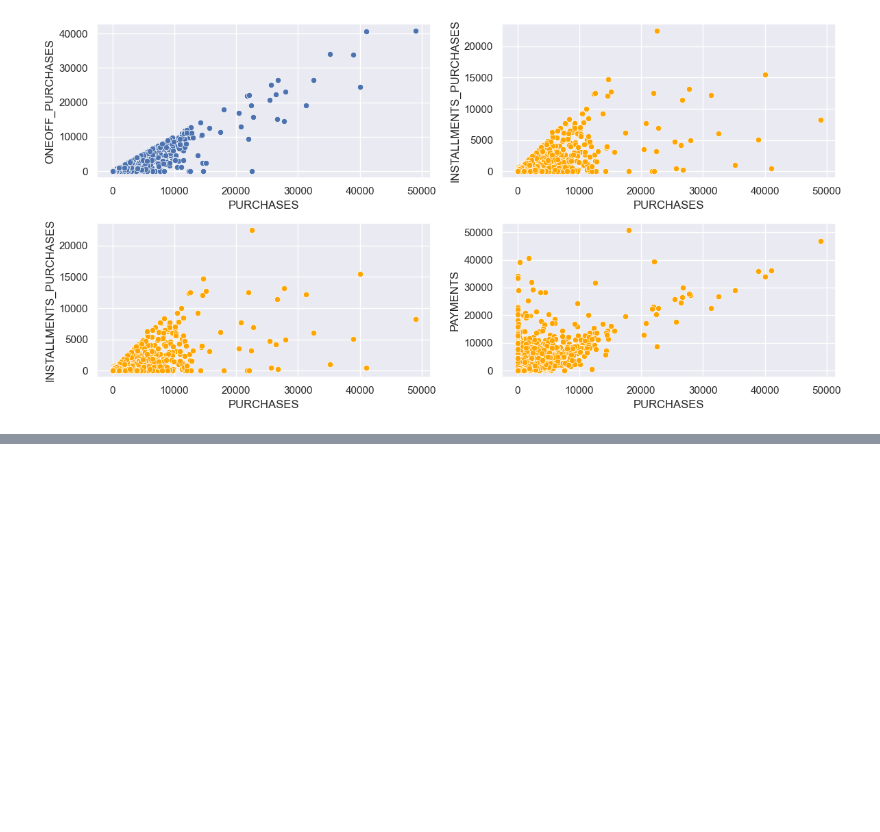
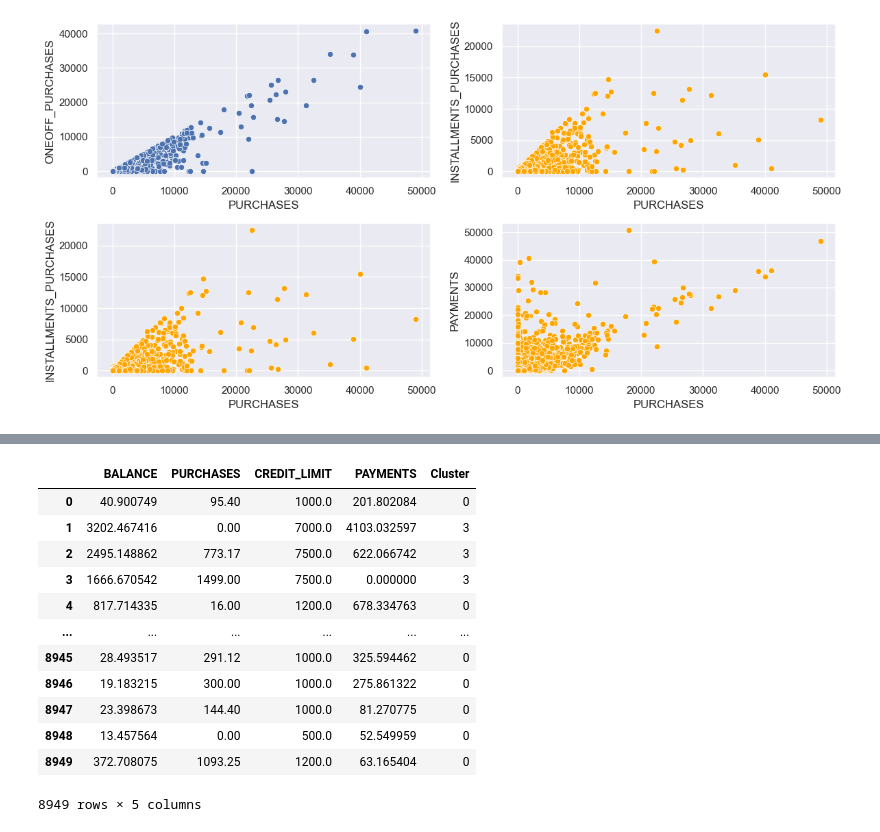
Before and after one commit to andromedalactea/Credit_Cards_Analytics, a Jupyter notebook: Analisis_exploratorio.ipynb, the cells around one changed output, grey strips where cells are left out. Cells and saved outputs as stored; diff of their text form; code cells hidden in the pictures; blank space fills up the shorter version.

```diff
--- a/Analisis_exploratorio.ipynb
+++ b/Analisis_exploratorio.ipynb
@@ -121,0 +199,37 @@ plt.show()
+# %%
+from sklearn.cluster import KMeans
+
+# Supongamos que tienes tus datos en un DataFrame llamado 'df' con las columnas relevantes para la clusterización
+
+# Selecciona las columnas relevantes para la clusterización
+data = data_credit_cards[['BALANCE', 'PURCHASES', 'CREDIT_LIMIT', 'PAYMENTS']]
+
+# Crea una instancia del modelo K-means con el número deseado de clusters
+num_clusters = 4
+kmeans = KMeans(n_clusters=num_clusters, random_state=42)
+
+# Ajusta el modelo a los datos
+kmeans.fit(data)
+
+# Obtiene las etiquetas de cluster asignadas a cada muestra
+labels = kmeans.labels_
+
+# Agrega las etiquetas al DataFrame original
+data_credit_cards['Cluster'] = labels
+
+# Muestra los resultados
+data_credit_cards[['BALANCE', 'PURCHASES', 'CREDIT_LIMIT', 'PAYMENTS', 'Cluster']]
+# %% [output]
+|  | BALANCE | PURCHASES | CREDIT_LIMIT | PAYMENTS | Cluster |
+| 0 | 40.900749 | 95.40 | 1000.0 | 201.802084 | 0 |
+| 1 | 3202.467416 | 0.00 | 7000.0 | 4103.032597 | 3 |
+| 2 | 2495.148862 | 773.17 | 7500.0 | 622.066742 | 3 |
+| 3 | 1666.670542 | 1499.00 | 7500.0 | 0.000000 | 3 |
+| 4 | 817.714335 | 16.00 | 1200.0 | 678.334763 | 0 |
+| ... | ... | ... | ... | ... | ... |
+| 8945 | 28.493517 | 291.12 | 1000.0 | 325.594462 | 0 |
+| 8946 | 19.183215 | 300.00 | 1000.0 | 275.861322 | 0 |
+| 8947 | 23.398673 | 144.40 | 1000.0 | 81.270775 | 0 |
+| 8948 | 13.457564 | 0.00 | 500.0 | 52.549959 | 0 |
+| 8949 | 372.708075 | 1093.25 | 1200.0 | 63.165404 | 0 |
+8949 rows × 5 columns
```
Also changed, not shown: parts of 13 cells of this notebook.
